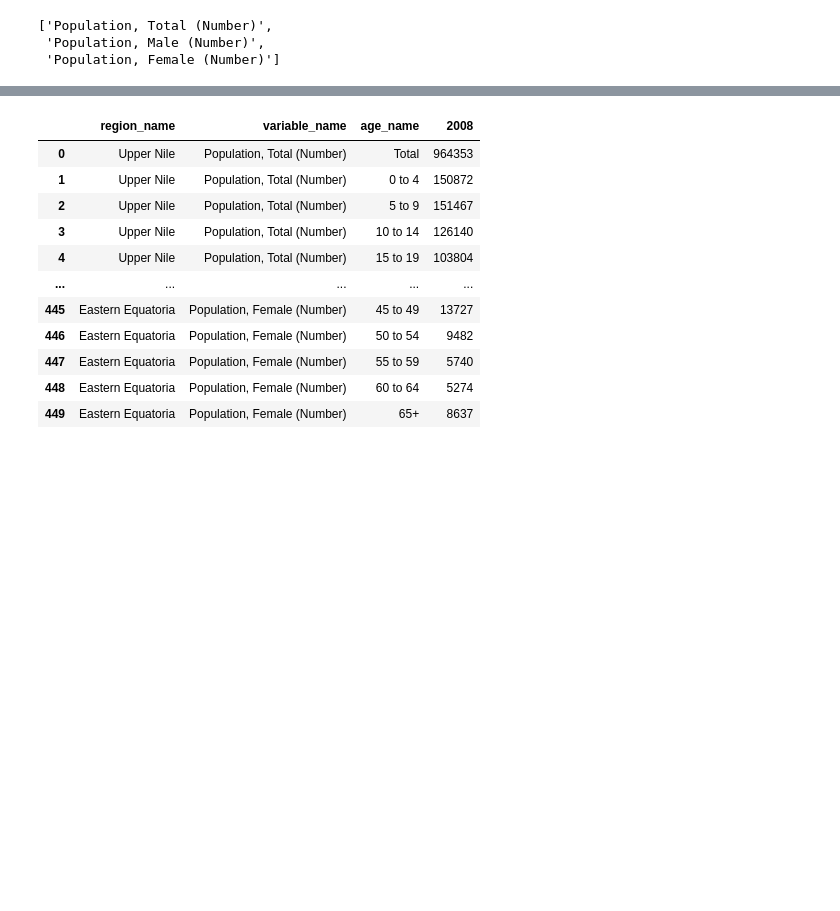
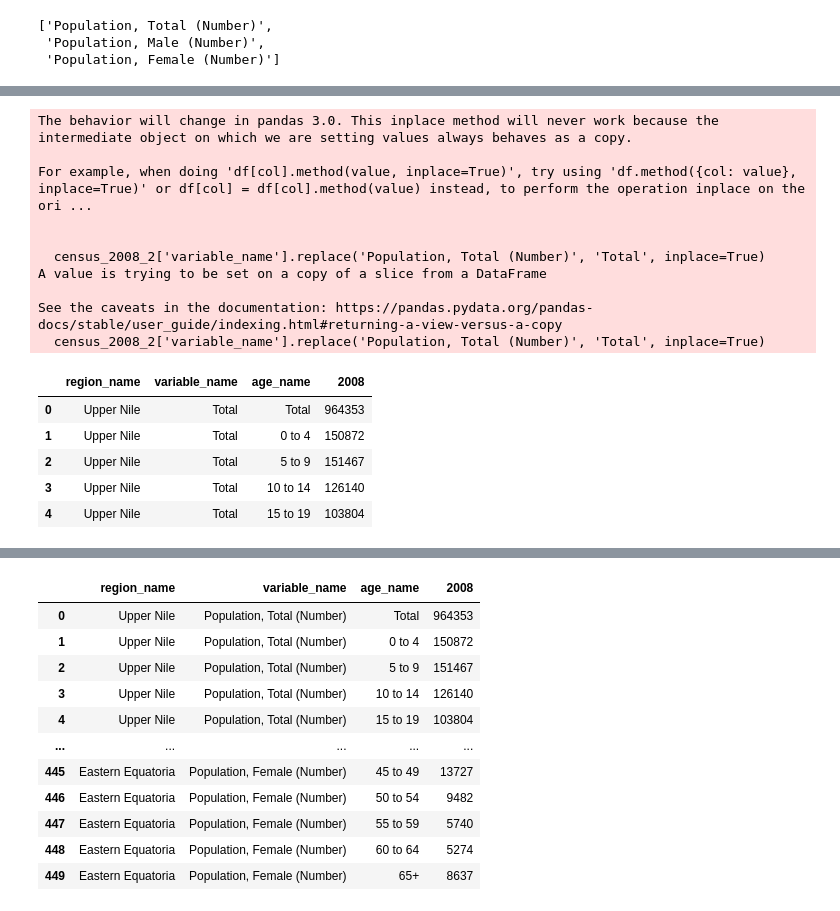
Before and after one commit to tongakuot/python4ds, a Jupyter notebook: module-02.ipynb, the cells around one changed output, grey strips where cells are left out. Saved outputs shown, nothing was run; the diff lists cells and outputs as text; code cells hidden in the pictures; blank space fills up the shorter version.

```diff
--- a/module-02.ipynb
+++ b/module-02.ipynb
@@ -580,0 +605,21 @@ list(census_2008_2.variable_name.unique())
+# %%
+census_2008_2['variable_name'].replace('Population, Total (Number)', 'Total', inplace=True)
+
+census_2008_2.head(5)
+# %% [output]
+The behavior will change in pandas 3.0. This inplace method will never work because the intermediate object on which we are setting values always behaves as a copy.
+
+For example, when doing 'df[col].method(value, inplace=True)', try using 'df.method({col: value}, inplace=True)' or df[col] = df[col].method(value) instead, to perform the operation inplace on the ori ...
+
+
+  census_2008_2['variable_name'].replace('Population, Total (Number)', 'Total', inplace=True)
+A value is trying to be set on a copy of a slice from a DataFrame
+
+See the caveats in the documentation: https://pandas.pydata.org/pandas-docs/stable/user_guide/indexing.html#returning-a-view-versus-a-copy
+  census_2008_2['variable_name'].replace('Population, Total (Number)', 'Total', inplace=True)
+|  | region_name | variable_name | age_name | 2008 |
+| 0 | Upper Nile | Total | Total | 964353 |
+| 1 | Upper Nile | Total | 0 to 4 | 150872 |
+| 2 | Upper Nile | Total | 5 to 9 | 151467 |
+| 3 | Upper Nile | Total | 10 to 14 | 126140 |
+| 4 | Upper Nile | Total | 15 to 19 | 103804 |
```
Also changed, not shown: parts of 19 cells of this notebook.
